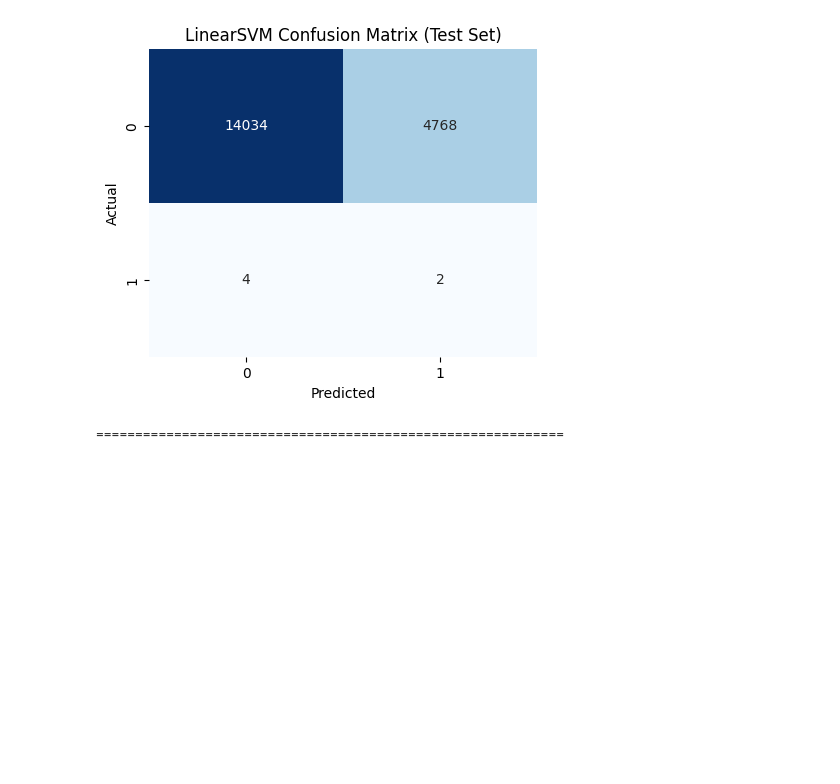
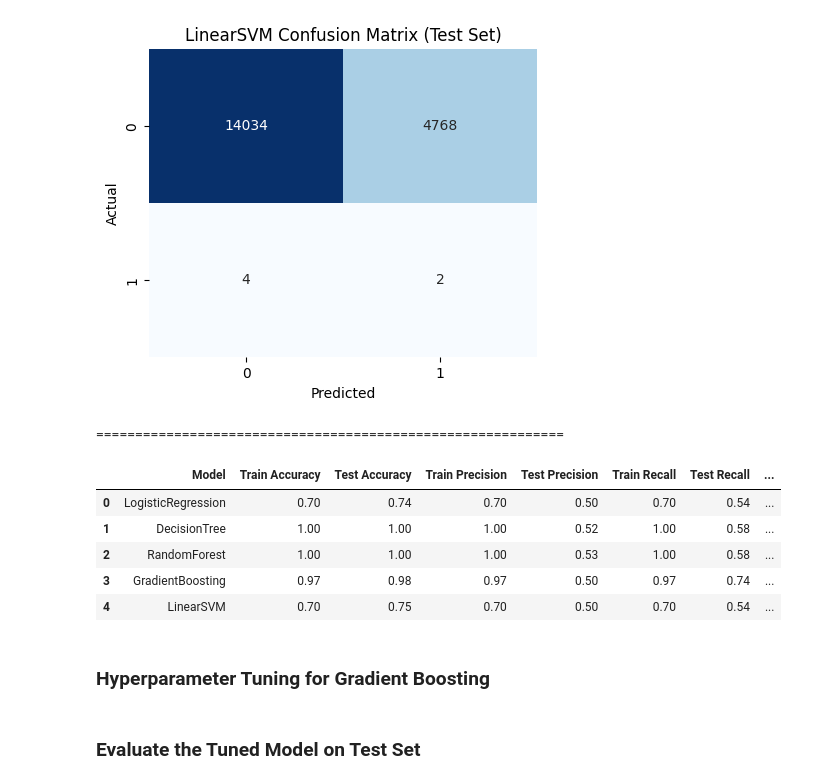
Before and after one commit to j-o-y-14/Air_Quality_Forecasting, a Jupyter notebook: Air_Quality.ipynb, the cells around one changed output. Drawn from its saved outputs; the diff is of its cells as text; code cells hidden in the pictures; blank space fills up the shorter version.

```diff
--- a/Air_Quality.ipynb
+++ b/Air_Quality.ipynb
@@ -610,3 +633,32 @@ Classification Report (Training Set):
 weighted avg       1.00      0.75      0.85     18808
 [figure]
 ============================================================
+# %%
+import pandas as pd
+
+# Metrics for each model (replace with your actual numbers)
+data = {
+    "Model": ["LogisticRegression", "DecisionTree", "RandomForest", "GradientBoosting", "LinearSVM"],
+    "Train Accuracy": [0.70, 1.00, 1.00, 0.97, 0.70],
+    "Test Accuracy": [0.74, 1.00, 1.00, 0.98, 0.75],
+    "Train Precision": [0.70, 1.00, 1.00, 0.97, 0.70],
+    "Test Precision": [0.50, 0.52, 0.53, 0.50, 0.50],   # Macro average
+    "Train Recall": [0.70, 1.00, 1.00, 0.97, 0.70],
+    "Test Recall": [0.54, 0.58, 0.58, 0.74, 0.54],       # Macro average
+    "Train F1-score": [0.70, 1.00, 1.00, 0.97, 0.70],
+    "Test F1-score": [0.43, 0.53, 0.54, 0.50, 0.43]     # Macro average
+}
+
+df_metrics = pd.DataFrame(data)
+
+# Display the table
+df_metrics
+# %% [output]
+|  | Model | Train Accuracy | Test Accuracy | Train Precision | Test Precision | Train Recall | Test Recall | ... |
+| 0 | LogisticRegression | 0.70 | 0.74 | 0.70 | 0.50 | 0.70 | 0.54 | ... |
+| 1 | DecisionTree | 1.00 | 1.00 | 1.00 | 0.52 | 1.00 | 0.58 | ... |
+| 2 | RandomForest | 1.00 | 1.00 | 1.00 | 0.53 | 1.00 | 0.58 | ... |
+| 3 | GradientBoosting | 0.97 | 0.98 | 0.97 | 0.50 | 0.97 | 0.74 | ... |
+| 4 | LinearSVM | 0.70 | 0.75 | 0.70 | 0.50 | 0.70 | 0.54 | ... |
+# %% [markdown]
+### Hyperparameter Tuning for Gradient Boosting
@@ -612,0 +707,2 @@ weighted avg       1.00      0.75      0.85     18808
+# %% [markdown]
+### Evaluate the Tuned Model on Test Set
```
Also changed, not shown: parts of 8 cells of this notebook, 1 other file.
